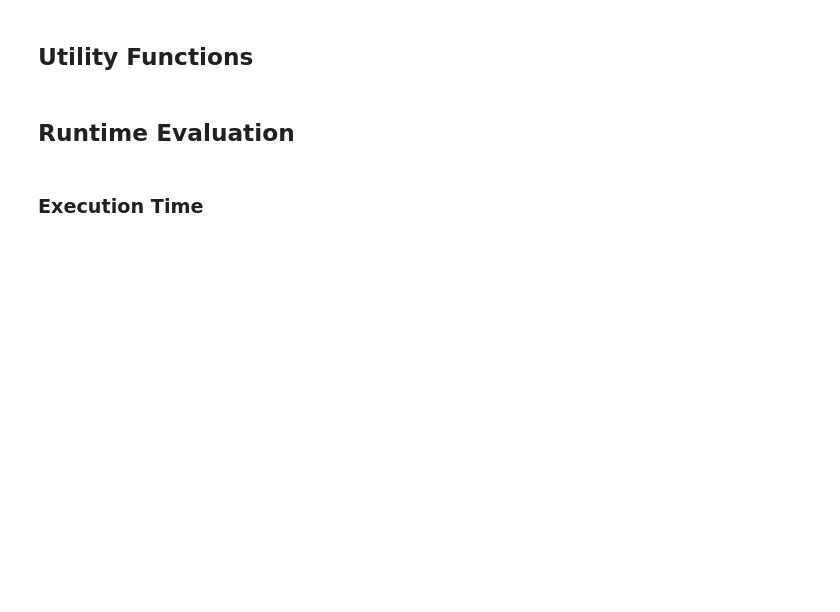
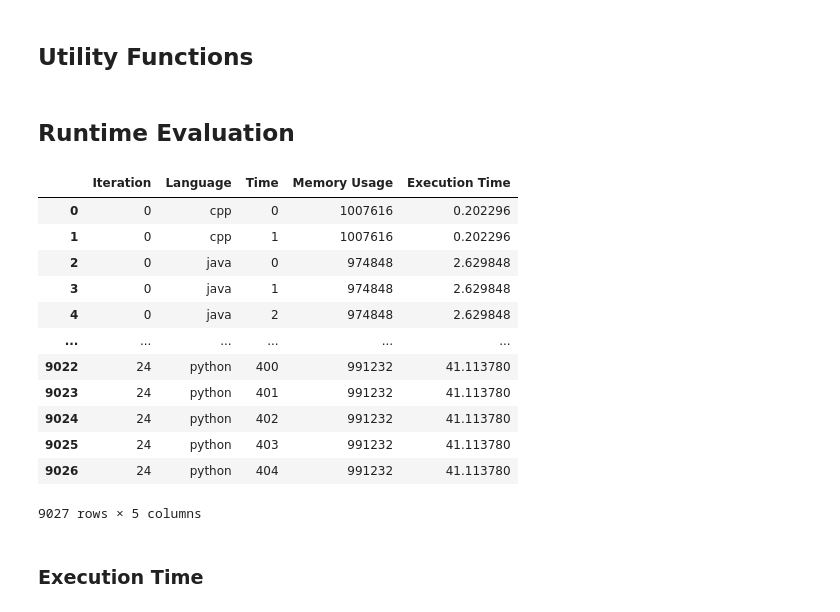
Before and after one commit to m4nv3ru/fm-ws23, a Jupyter notebook: fm.ipynb, the cells around one changed output. Cells and saved outputs as stored; diff of their text form; code cells hidden in the pictures; blank space fills up the shorter version.

```diff
--- a/fm.ipynb
+++ b/fm.ipynb
@@ -62,26 +62,41 @@ def execute_and_monitor(command: str, cwd=None, interval=0.5):
 # %%
 import pandas as pd
 import matplotlib.pyplot as plt
 
 N = 25
 work_dirs = ["./cpp", "./java", "./python"]
 
 data_list = []
 
 for i in range(0, N):
     for work_dir in work_dirs:
         data = execute_and_monitor("make run", work_dir, interval=0.1)
         for ts, memory_usage in data['memory_usage_series']:
             data_list.append({
                 'Iteration': i,
                 'Language': work_dir[2:],
                 'Time': ts,
                 'Memory Usage': memory_usage,
                 'Execution Time': data['execution_time']
             })
 
 # Convert the list of dictionaries to a DataFrame
 benchmark_df = pd.DataFrame(data_list, columns=['Iteration', 'Language', 'Time', 'Memory Usage', 'Execution Time'])
+display(benchmark_df)
+# %% [output]
+|  | Iteration | Language | Time | Memory Usage | Execution Time |
+| 0 | 0 | cpp | 0 | 1007616 | 0.202296 |
+| 1 | 0 | cpp | 1 | 1007616 | 0.202296 |
+| 2 | 0 | java | 0 | 974848 | 2.629848 |
+| 3 | 0 | java | 1 | 974848 | 2.629848 |
+| 4 | 0 | java | 2 | 974848 | 2.629848 |
+| ... | ... | ... | ... | ... | ... |
+| 9022 | 24 | python | 400 | 991232 | 41.113780 |
+| 9023 | 24 | python | 401 | 991232 | 41.113780 |
+| 9024 | 24 | python | 402 | 991232 | 41.113780 |
+| 9025 | 24 | python | 403 | 991232 | 41.113780 |
+| 9026 | 24 | python | 404 | 991232 | 41.113780 |
+9027 rows × 5 columns
 # %% [markdown]
 ### Execution Time
 # %%
```
Also changed, not shown: parts of 1 cell of this notebook.
